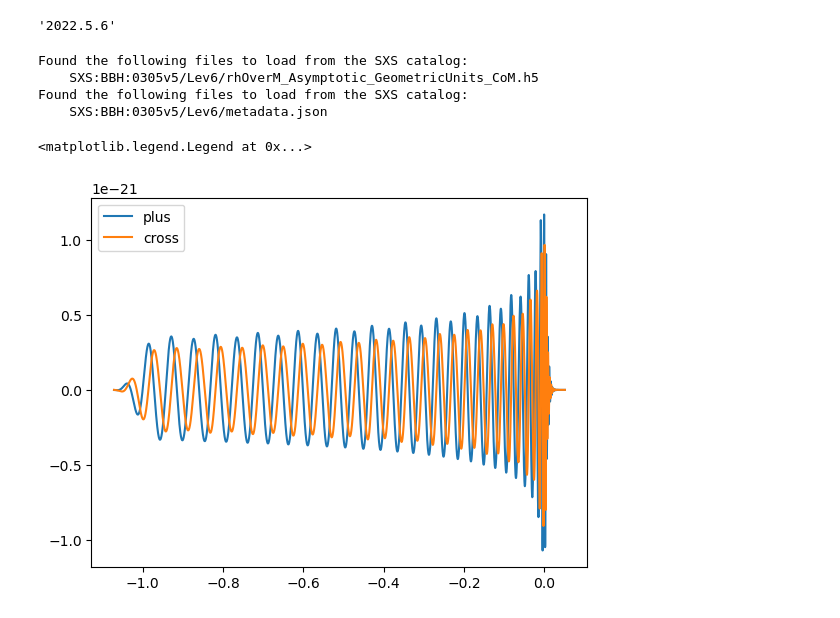
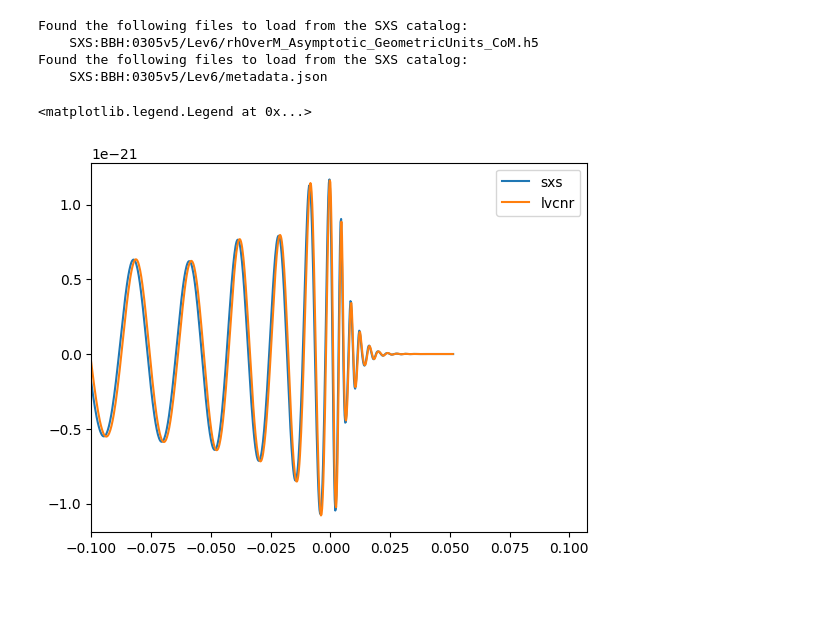
Before and after one commit to yi-fan-wang/TestingGR_with_Gravwaves, a Jupyter notebook: examples/nrsxs.ipynb, the cells around one changed output. Cells and saved outputs as stored; diff of their text form; code cells hidden in the pictures.

```diff
--- a/examples/nrsxs.ipynb
+++ b/examples/nrsxs.ipynb
@@ -10,11 +8,7 @@ import sxs
-# %%
-sxs.__version__
-# %% [output]
-'2022.5.6'
 # %%
-hp, hc = get_td_waveform(approximant='nrsxs',
-                                 mass1=37,
-                                 mass2=32,
+hp_sxs, hc = get_td_waveform(approximant='nrsxs',
+                                 mass1=69,
+                                 mass2=0,
                                  delta_t=1.0/4096,
                                  f_lower=20,
                                  inclination=np.pi/3,
@@ -26,10 +20,21 @@ Found the following files to load from the SXS catalog:
     SXS:BBH:0305v5/Lev6/rhOverM_Asymptotic_GeometricUnits_CoM.h5
 Found the following files to load from the SXS catalog:
     SXS:BBH:0305v5/Lev6/metadata.json
+# %%
+hp_lvcnr,_ = get_td_waveform(approximant='lvcnr',
+                                 mass1=69,
+                                 mass2=0,
+                                 delta_t=1.0/4096,
+                                 f_lower=20,
+                                 inclination=np.pi/3,
+                                 coa_phase=np.pi,
+                                 distance=400,
+                                 data_file='/work/sossokine/LVCFormatWaveforms/SXS_BBH_0305_Res3.h5')
 # %%
-hp.plot(label='plus')
-hc.plot(label='cross')
+hp_sxs.plot(label='sxs')
+hp_lvcnr.plot(label='lvcnr')
+plt.xlim(-0.1,)
 plt.legend()
 # %% [output]
 <matplotlib.legend.Legend at 0x...>
-[figure, old version]
+[figure, new version]
```
Also changed, not shown: parts of 1 cell of this notebook.
